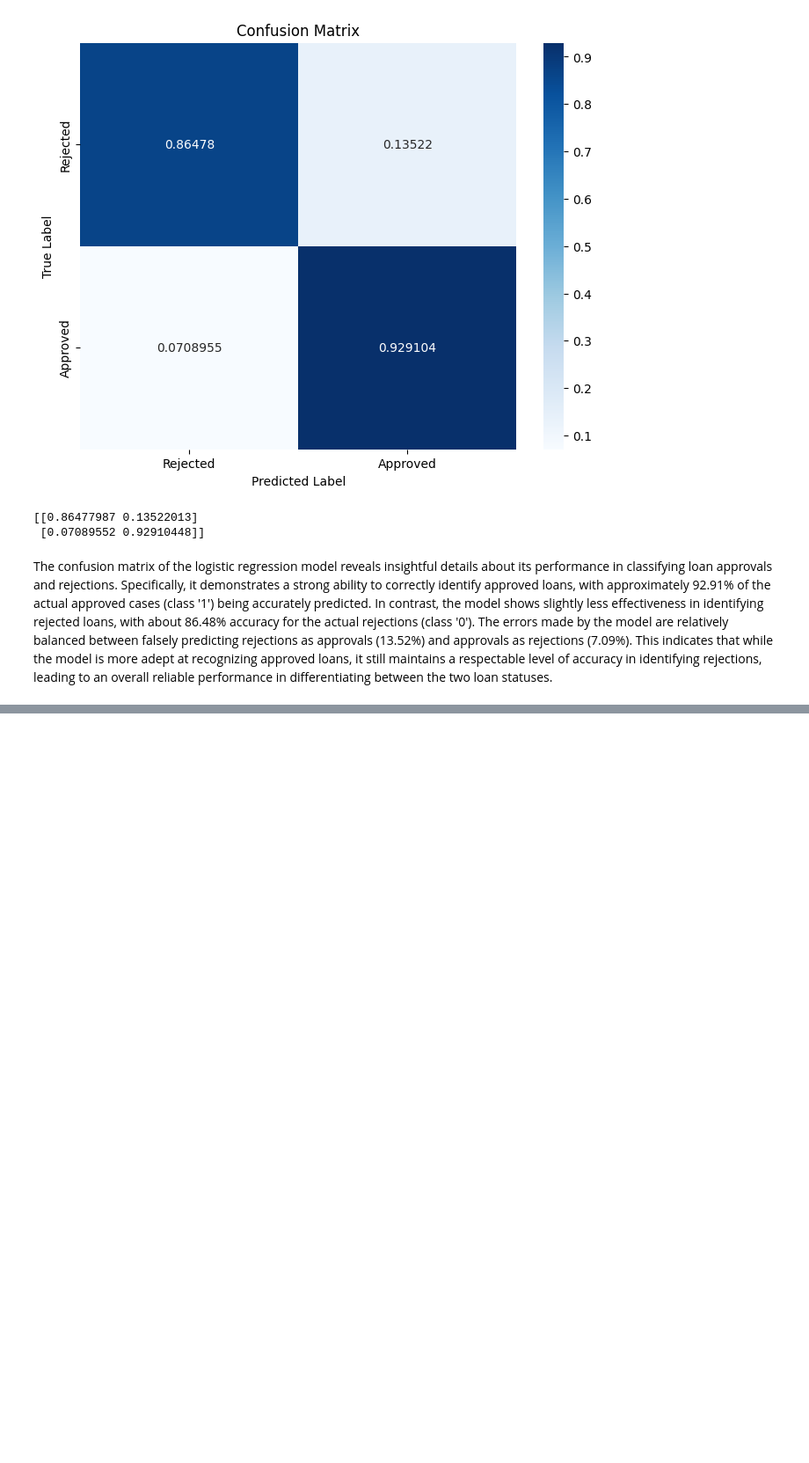
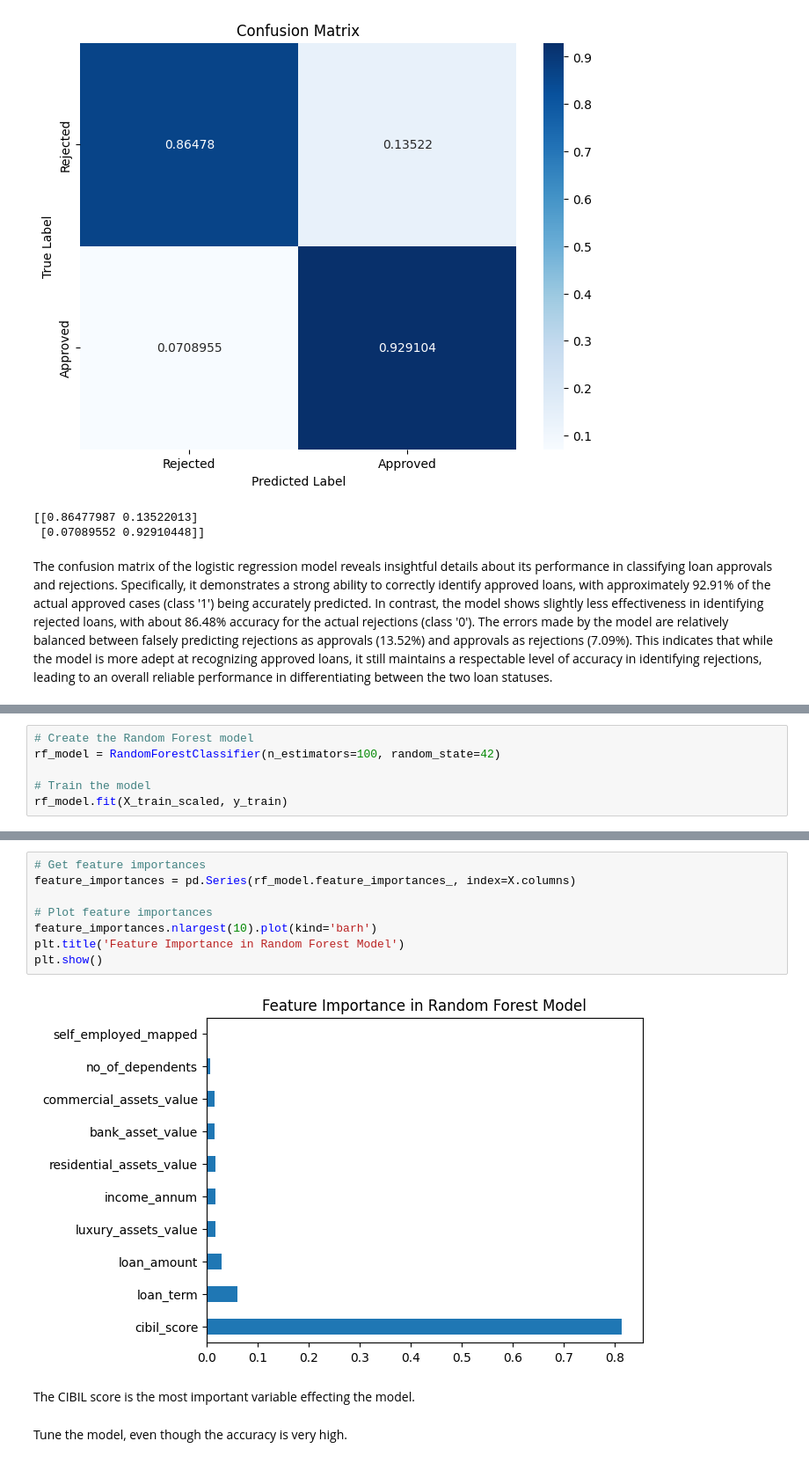
Before and after one commit to aliciahlavac/Project_4, a Jupyter notebook: Main.ipynb, the cells around one changed output, grey strips where cells are left out. Shown at 88% size. Cells and saved outputs as stored; diff of their text form; blank space fills up the shorter version.

```diff
--- a/Main.ipynb
+++ b/Main.ipynb
@@ -476,0 +552,6 @@ The confusion matrix of the logistic regression model reveals insightful details
+# %%
+# Create the Random Forest model
+rf_model = RandomForestClassifier(n_estimators=100, random_state=42)
+
+# Train the model
+rf_model.fit(X_train_scaled, y_train)
@@ -476,0 +578,14 @@ The confusion matrix of the logistic regression model reveals insightful details
+# %%
+# Get feature importances
+feature_importances = pd.Series(rf_model.feature_importances_, index=X.columns)
+
+# Plot feature importances
+feature_importances.nlargest(10).plot(kind='barh')
+plt.title('Feature Importance in Random Forest Model')
+plt.show()
+# %% [output]
+[figure, added]
+# %% [markdown]
+The CIBIL score is the most important variable effecting the model.
+# %% [markdown]
+Tune the model, even though the accuracy is very high.
```
Also changed, not shown: parts of 25 cells of this notebook.
